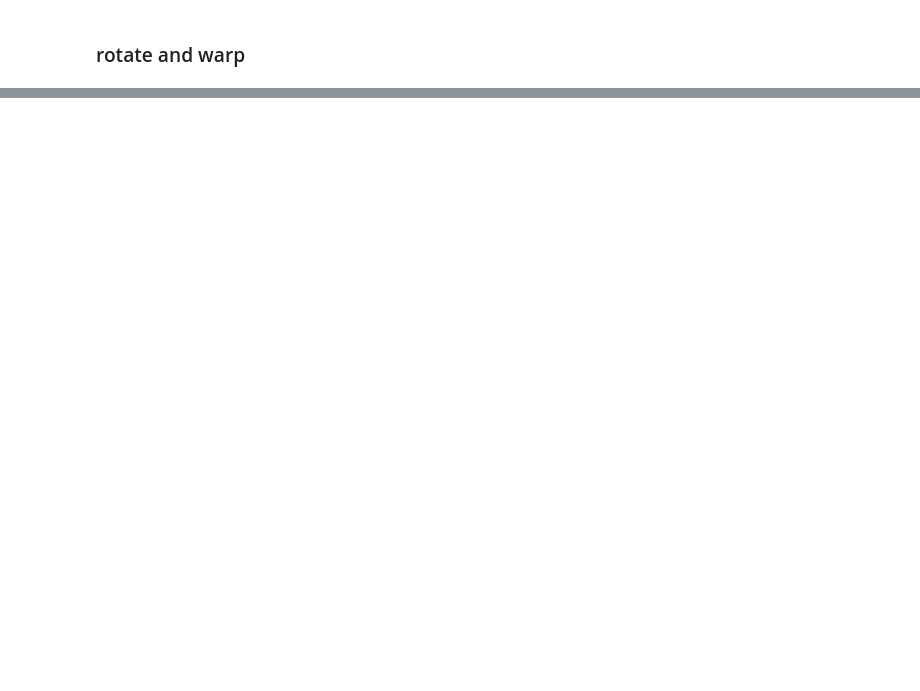
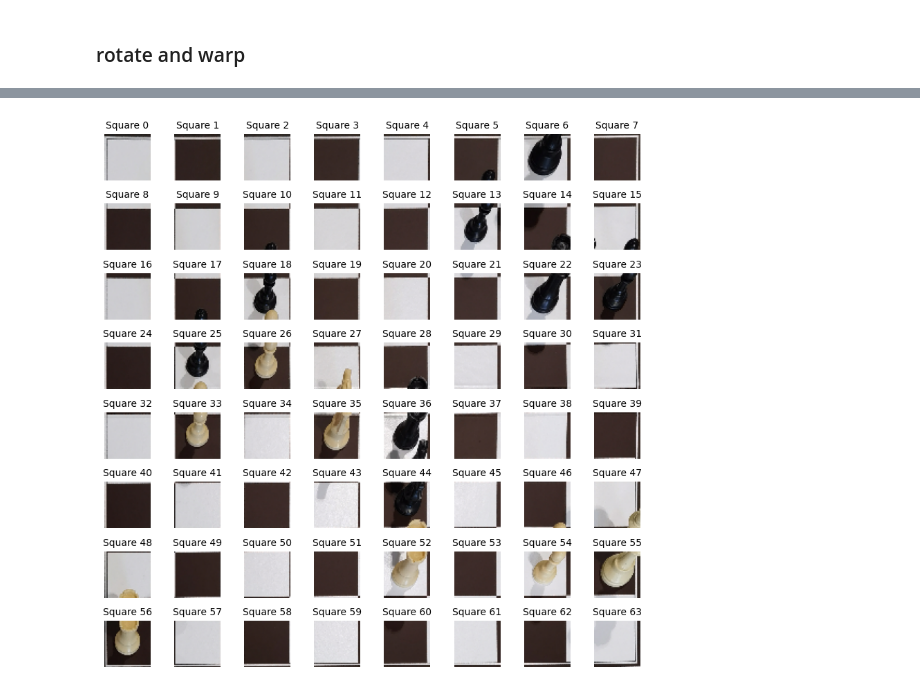
Before and after one commit to wesdpre/-Detect_the_chess_board_and_chess_pieces, a Jupyter notebook: chess-recognition-pipeline.ipynb, the cells around one changed output, grey strips where cells are left out. Cells and saved outputs as stored; diff of their text form; code cells hidden in the pictures; blank space fills up the shorter version.

Commit message:
chessboard squares

```diff
--- a/chess-recognition-pipeline.ipynb
+++ b/chess-recognition-pipeline.ipynb
@@ -43,0 +40,4 @@ chesboard_grids(warped_image, show = True)
+# %%
+squares = display_chessboard_squares(warped_image)
+# %% [output]
+[figure, added]
```
Also changed, not shown: parts of 5 cells of this notebook, 1 other file.
